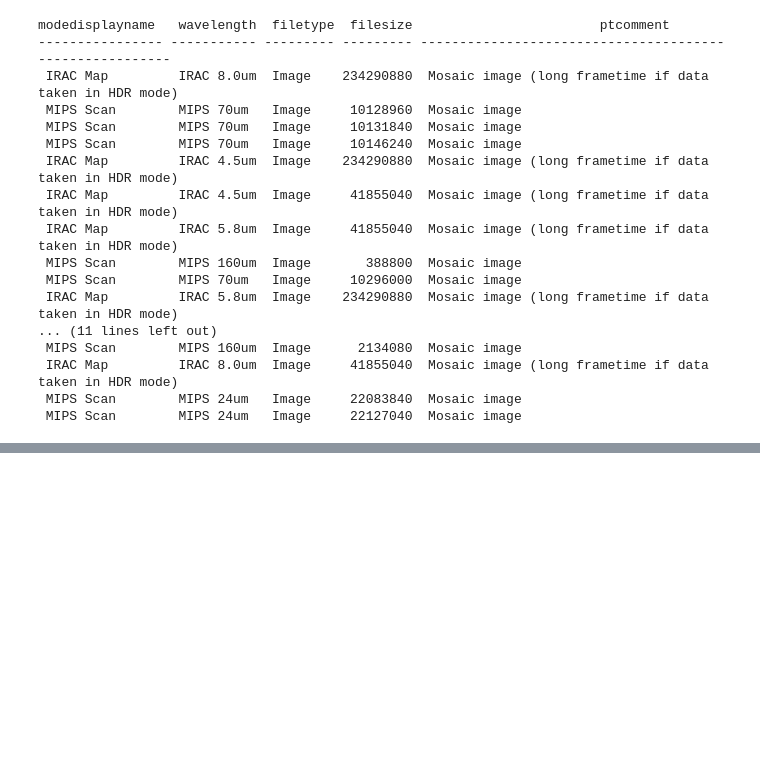
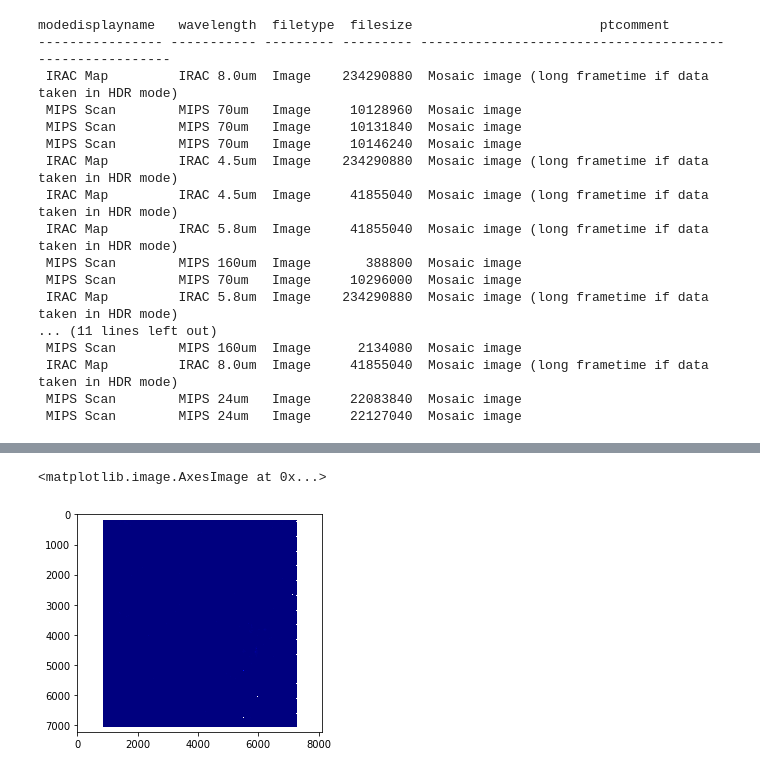
Before and after one commit to jaym878/SNR-Feasibility-Study, a Jupyter notebook: code/Spitzer_image_pull.ipynb, the cells around one changed output, grey strips where cells are left out. Drawn from its saved outputs; the diff is of its cells as text; code cells hidden in the pictures; blank space fills up the shorter version.

```diff
--- a/code/Spitzer_image_pull.ipynb
+++ b/code/Spitzer_image_pull.ipynb
@@ -350,0 +361,20 @@ for i in my_image_files:
+# %%
+image_concat = []
+for image in my_image_files:
+    image_concat.append(fits.getdata(image))
+
+final_image = np.zeros(shape=image_concat[0].shape)
+
+for image in image_concat:
+    final_image += image
+
+#todo debug
+#outfile = 'stacked_' + MCSNR[SNR] + '.fits'
+
+#hdu = fits.PrimaryHDU(final_image)
+#hdu.writeto(outfile, clobber=True)
+
+plt.imshow(final_image, cmap='jet')
+# %% [output]
+<matplotlib.image.AxesImage at 0x...>
+[figure, added]
```
Also changed, not shown: parts of 8 cells of this notebook.
